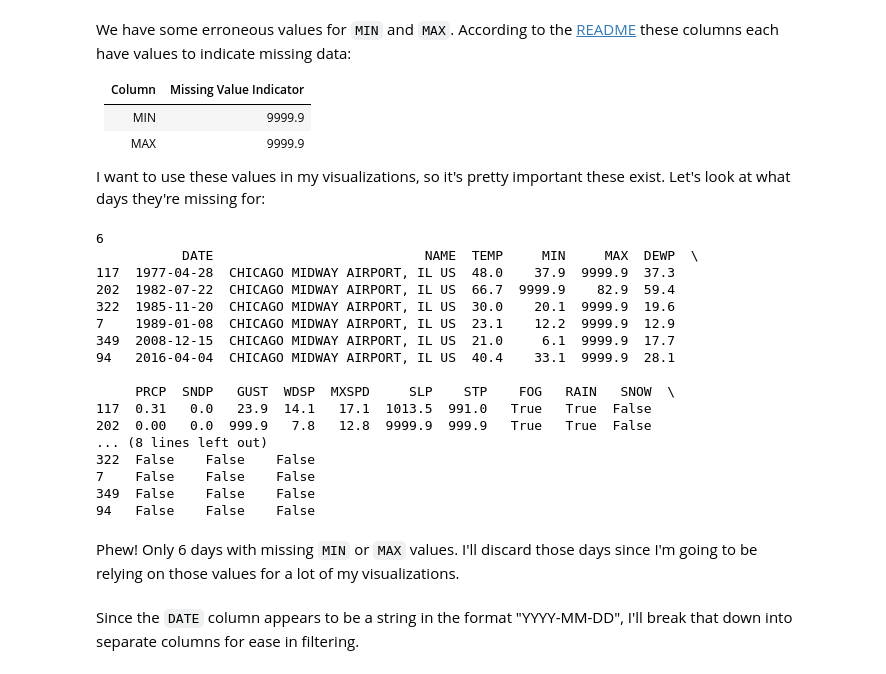
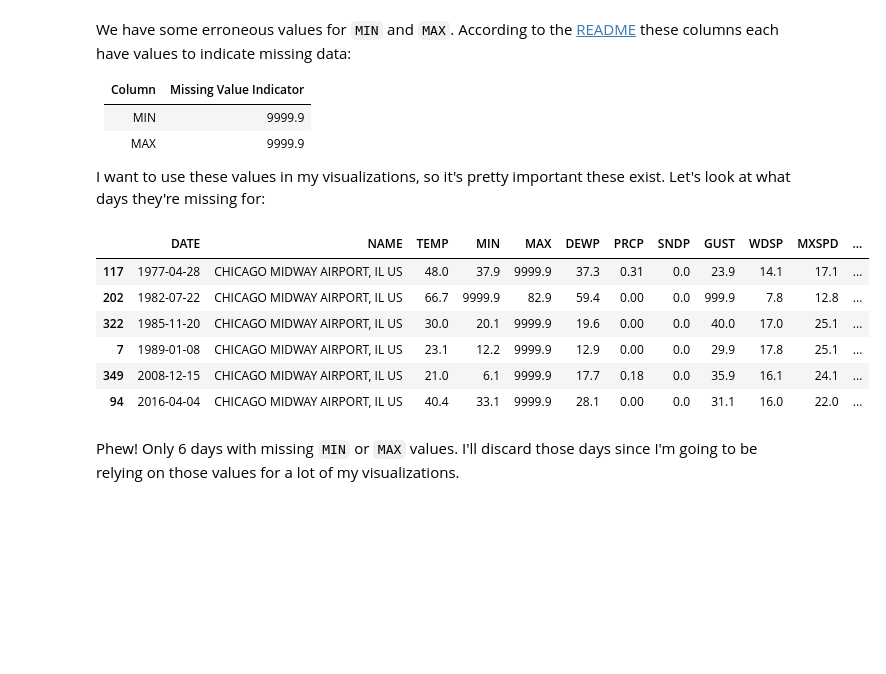
Before and after one commit to nrrb/weatherfeel, a Jupyter notebook: ColdChicago.ipynb, the cells around one changed output. Cells and saved outputs as stored; diff of their text form; code cells hidden in the pictures; blank space fills up the shorter version.

```diff
--- a/ColdChicago.ipynb
+++ b/ColdChicago.ipynb
@@ -250,26 +250,14 @@ We have some erroneous values for `MIN` and `MAX`. According to the [README](htt
 
 I want to use these values in my visualizations, so it's pretty important these exist. Let's look at what days they're missing for:
 # %%
-tempMinMaxMissing = gsod[(gsod['MIN'] == 9999.9) | (gsod['MAX'] == 9999.9)]
-print(len(tempMinMaxMissing))
-print(tempMinMaxMissing)
+gsod[(gsod['MIN'] == 9999.9) | (gsod['MAX'] == 9999.9)]
 # %% [output]
-6
-           DATE                           NAME  TEMP     MIN     MAX  DEWP  \
-117  1977-04-28  CHICAGO MIDWAY AIRPORT, IL US  48.0    37.9  9999.9  37.3
-202  1982-07-22  CHICAGO MIDWAY AIRPORT, IL US  66.7  9999.9    82.9  59.4
-322  1985-11-20  CHICAGO MIDWAY AIRPORT, IL US  30.0    20.1  9999.9  19.6
-7    1989-01-08  CHICAGO MIDWAY AIRPORT, IL US  23.1    12.2  9999.9  12.9
-349  2008-12-15  CHICAGO MIDWAY AIRPORT, IL US  21.0     6.1  9999.9  17.7
-94   2016-04-04  CHICAGO MIDWAY AIRPORT, IL US  40.4    33.1  9999.9  28.1
-
-     PRCP  SNDP   GUST  WDSP  MXSPD     SLP    STP    FOG   RAIN   SNOW  \
-117  0.31   0.0   23.9  14.1   17.1  1013.5  991.0   True   True  False
-202  0.00   0.0  999.9   7.8   12.8  9999.9  999.9   True   True  False
-... (8 lines left out)
-322  False    False    False
-7    False    False    False
-349  False    False    False
-94   False    False    False
+|  | DATE | NAME | TEMP | MIN | MAX | DEWP | PRCP | SNDP | GUST | WDSP | MXSPD | ... |
+| 117 | 1977-04-28 | CHICAGO MIDWAY AIRPORT, IL US | 48.0 | 37.9 | 9999.9 | 37.3 | 0.31 | 0.0 | 23.9 | 14.1 | 17.1 | ... |
+| 202 | 1982-07-22 | CHICAGO MIDWAY AIRPORT, IL US | 66.7 | 9999.9 | 82.9 | 59.4 | 0.00 | 0.0 | 999.9 | 7.8 | 12.8 | ... |
+| 322 | 1985-11-20 | CHICAGO MIDWAY AIRPORT, IL US | 30.0 | 20.1 | 9999.9 | 19.6 | 0.00 | 0.0 | 40.0 | 17.0 | 25.1 | ... |
+| 7 | 1989-01-08 | CHICAGO MIDWAY AIRPORT, IL US | 23.1 | 12.2 | 9999.9 | 12.9 | 0.00 | 0.0 | 29.9 | 17.8 | 25.1 | ... |
+| 349 | 2008-12-15 | CHICAGO MIDWAY AIRPORT, IL US | 21.0 | 6.1 | 9999.9 | 17.7 | 0.18 | 0.0 | 35.9 | 16.1 | 24.1 | ... |
+| 94 | 2016-04-04 | CHICAGO MIDWAY AIRPORT, IL US | 40.4 | 33.1 | 9999.9 | 28.1 | 0.00 | 0.0 | 31.1 | 16.0 | 22.0 | ... |
 # %% [markdown]
 Phew! Only 6 days with missing `MIN` or `MAX` values. I'll discard those days since I'm going to be relying on those values for a lot of my visualizations.
@@ -278,3 +264 @@ gsod = gsod[(gsod['MIN'] < 9999.9) & (gsod['MAX'] < 9999.9)]
-# %% [markdown]
-Since the `DATE` column appears to be a string in the format "YYYY-MM-DD", I'll break that down into separate columns for ease in filtering.
 # %%
```
Also changed, not shown: parts of 28 cells of this notebook.
